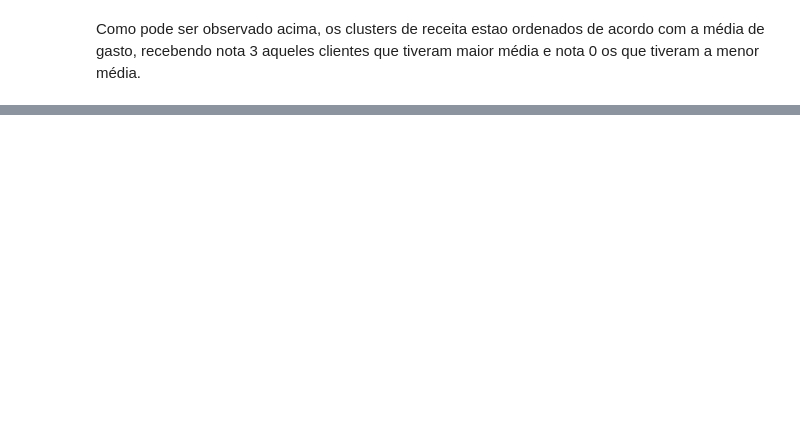
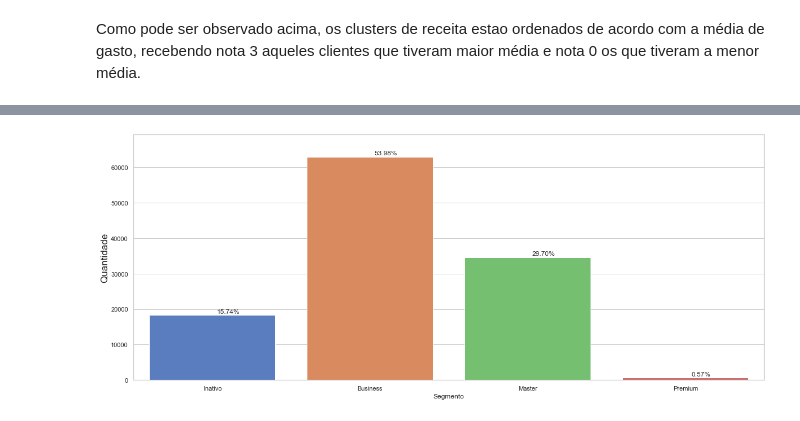
Before and after one commit to robertferro/Clustering, a Jupyter notebook: segmentacao_de_clientes/segmentacao_de_clientes.ipynb, the cells around one changed output, grey strips where cells are left out. Drawn from its saved outputs; the diff is of its cells as text; code cells hidden in the pictures; blank space fills up the shorter version.

```diff
--- a/segmentacao_de_clientes/segmentacao_de_clientes.ipynb
+++ b/segmentacao_de_clientes/segmentacao_de_clientes.ipynb
@@ -524,0 +576,4 @@ df_usuario.head()
+# %%
+plot_perc('Segmento',df_final)
+# %% [output]
+[figure, added]
```
Also changed, not shown: parts of 39 cells of this notebook, 1 other file.
